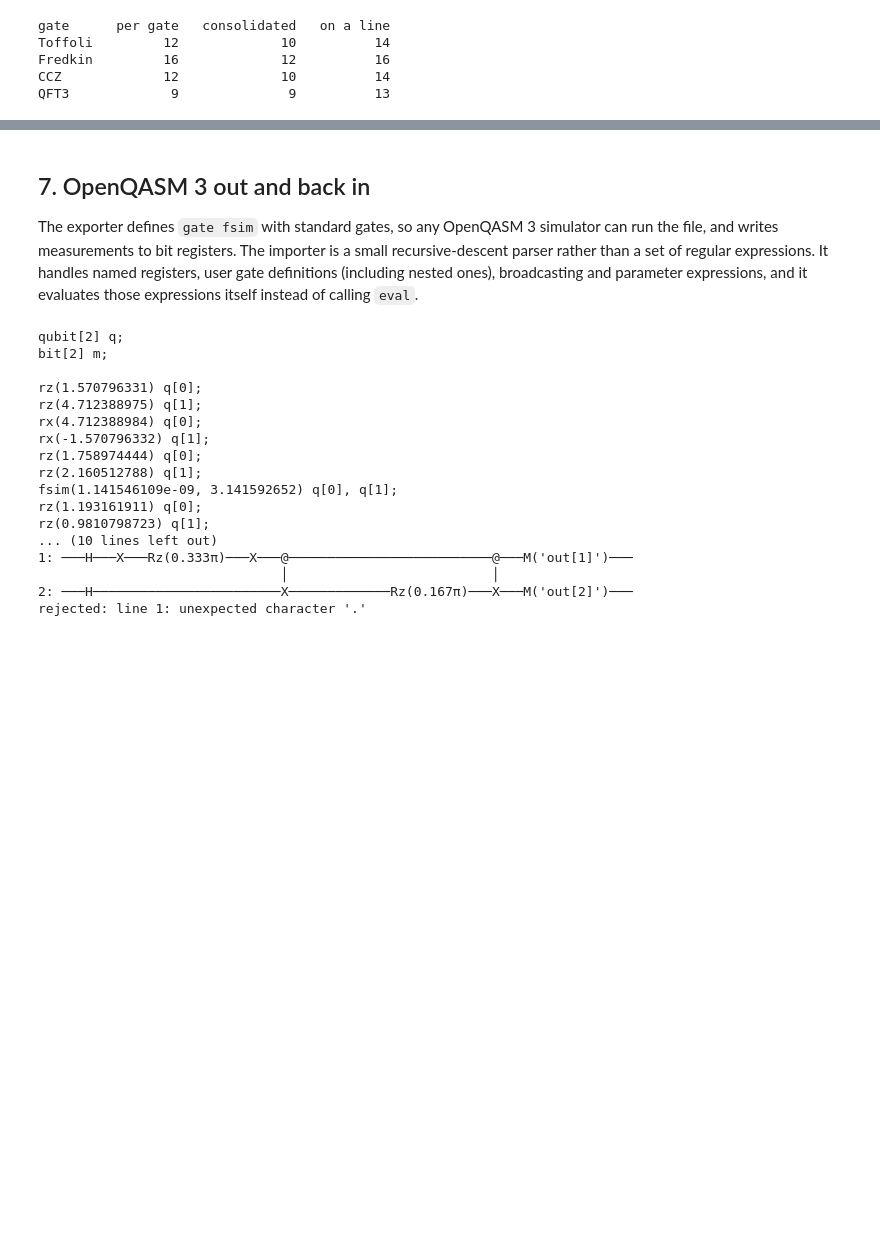
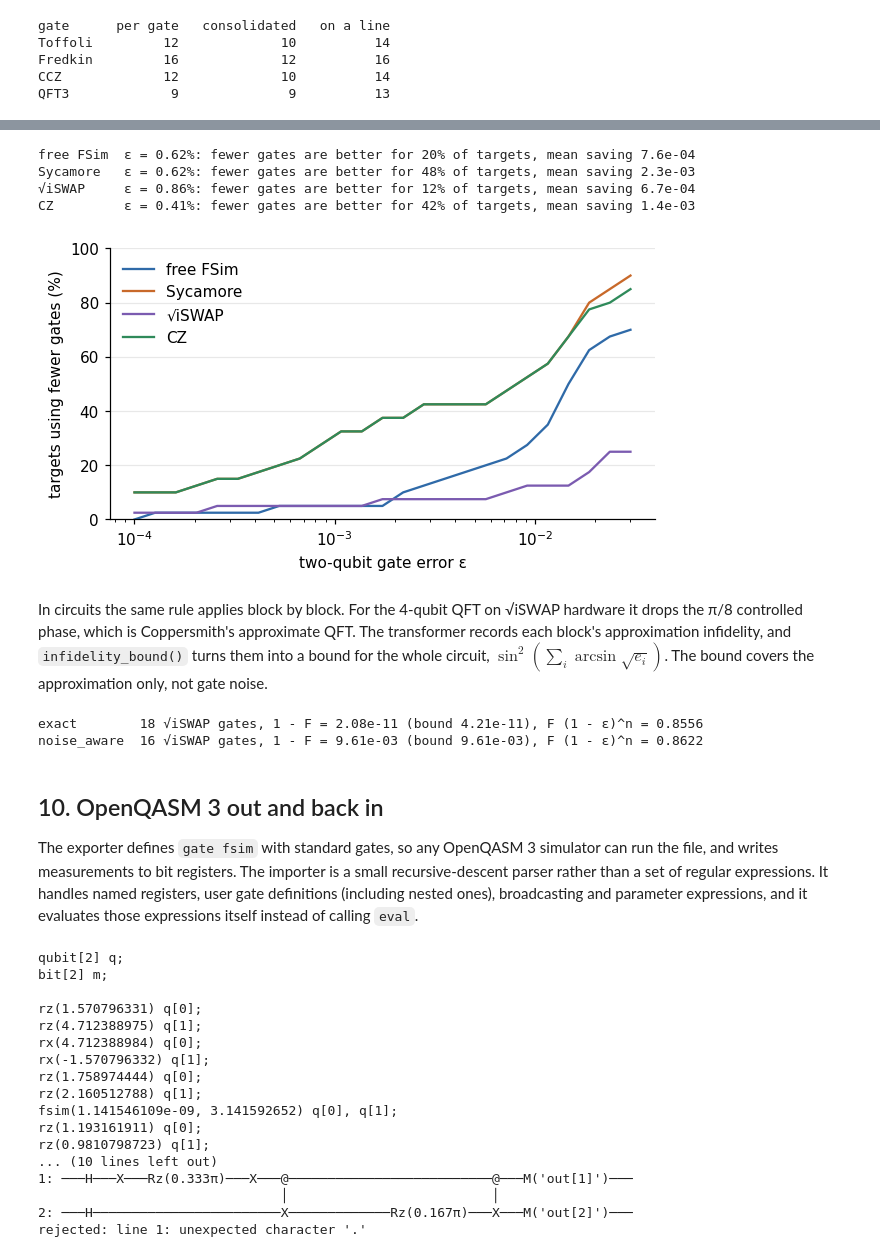
Before and after one commit to Jaspersands/cirq-fsim-compiler, a Jupyter notebook: notebooks/03_sycamore_riemannian_fsim_compiler.ipynb, the cells around one changed output, grey strips where cells are left out. Cells and saved outputs as stored; diff of their text form; code cells hidden in the pictures; blank space fills up the shorter version.

```diff
--- a/notebooks/03_sycamore_riemannian_fsim_compiler.ipynb
+++ b/notebooks/03_sycamore_riemannian_fsim_compiler.ipynb
@@ -70,8 +75,10 @@ On hardware the coupler provides *one* gate. Freezing $(\theta,\varphi)$ to the
 # %%
-for cal_name, cal in [("Sycamore FSim(π/2, π/6)", CouplerCalibration.sycamore()), ("√iSWAP FSim(π/4, 0)", CouplerCalibration.sqrt_iswap())]:
+print("FSim(0, π) == cirq.CZ:", np.allclose(fsim_matrix_np(*CouplerCalibration.cz().angles), cirq.unitary(cirq.CZ)))
+for cal_name, cal in [("Sycamore FSim(π/2, π/6)", CouplerCalibration.sycamore()), ("√iSWAP FSim(π/4, 0)", CouplerCalibration.sqrt_iswap()),
+                      ("CZ FSim(0, π)", CouplerCalibration.cz())]:
     print(cal_name)
     for name, g in list(gates.items()) + [("random U(4)", None)]:
         u = haar_random_unitary(4, seed=7) if g is None else cirq.unitary(g)
         r = synth.decompose(u, n_restarts=6, max_iter=300, calibration=cal)
-        print(f"   {name:12s} → {r.n_stages} native gate(s), 1-F = {r.infidelity:.1e}")
+        print(f"   {name:12s} {r.n_stages} native gate(s), 1-F = {r.infidelity:.1e}")
 # %% [output]
@@ -91,0 +134,11 @@ Sycamore FSim(π/2, π/6)
+# %%
+targets = [haar_random_unitary(4, seed=300 + k) for k in range(20)]
+for cal_name, cal in [("free FSim", None), ("Sycamore", CouplerCalibration.sycamore()), ("CZ", CouplerCalibration.cz())]:
+    times = {}
+    for prune in (True, False):
+        syn = DifferentiableFSimSynthesizer(target_infidelity=1e-9, seed=0, weyl_pruning=prune)
+        syn.decompose(targets[0], calibration=cal)                      # JIT warm-up
+        t0 = time.perf_counter(); res = [syn.decompose(u, calibration=cal) for u in targets]
+        times[prune] = (time.perf_counter() - t0) / len(targets)
+        assert all(r.infidelity < 1e-8 for r in res)
+    print(f"{cal_name:10s} {1e3 * times[False]:6.1f} ms without pruning, {1e3 * times[True]:6.1f} ms with, {times[False] / times[True]:.1f}x")
@@ -91,0 +149,12 @@ Sycamore FSim(π/2, π/6)
+# %%
+# two Sycamore gates with any single-qubit layer between them stay on the z = 0 face
+rng = np.random.default_rng(0)
+zs = []
+for _ in range(500):
+    k = np.kron(haar_random_unitary(2, seed=int(rng.integers(1 << 30))), haar_random_unitary(2, seed=int(rng.integers(1 << 30))))
+    zs.append(abs(weyl_coordinates(fsim_matrix_np(*syc) @ k @ fsim_matrix_np(*syc))[2]))
+print("max |z| over 500 samples:", f"{max(zs):.1e}")
+# best fidelity with one native gate, in closed form and by optimisation
+u = haar_random_unitary(4, seed=3)
+one = DifferentiableFSimSynthesizer(seed=0)._optimize_stage(u, 1, 8, 400, fixed=[syc])
+print(f"one Sycamore gate: closed form F = {class_fidelity(u, fsim_matrix_np(*syc)):.12f}, optimiser F = {one.fidelity:.12f}")
@@ -175,5 +307,42 @@ QFT3             9              9          13
+# %%
+haar = [haar_random_unitary(4, seed=2026 + k) for k in range(40)]
+eps_grid = np.geomspace(1e-4, 3e-2, 25)
+colors = {"free": "#2f6aa8", "sycamore": "#c8692a", "sqrt_iswap": "#7b5bb0", "cz": "#2f8a5a"}
+fig, ax = plt.subplots(figsize=(6.4, 3.2))
+for gs in C.GATE_SETS:
+    syn = DifferentiableFSimSynthesizer(target_infidelity=1e-9, seed=0)
+    profiles = [C.approximation_profile(u, gs, syn) for u in haar]
+    sw = C.noise_aware_sweep(profiles, eps_grid)
+    at = C.noise_aware_sweep(profiles, [C.GATE_ERRORS[gs]])
+    print(f"{C.LABELS[gs]:10s} ε = {100 * C.GATE_ERRORS[gs]:.2f}%: fewer gates are better for {100 * at['fraction_fewer'][0]:.0f}% of targets, "
+          f"mean saving {at['mean_saved'][0]:.1e}")
+    ax.plot(eps_grid, 100 * np.array(sw["fraction_fewer"]), color=colors[gs], label=C.LABELS[gs])
+ax.set_xscale("log"); ax.set_xlabel("two-qubit gate error ε"); ax.set_ylabel("targets using fewer gates (%)")
+ax.set_ylim(0, 100); ax.legend(); plt.show()
+# %% [output]
+free FSim  ε = 0.62%: fewer gates are better for 20% of targets, mean saving 7.6e-04
+Sycamore   ε = 0.62%: fewer gates are better for 48% of targets, mean saving 2.3e-03
+√iSWAP     ε = 0.86%: fewer gates are better for 12% of targets, mean saving 6.7e-04
+CZ         ε = 0.41%: fewer gates are better for 42% of targets, mean saving 1.4e-03
+[figure, added]
+# %% [markdown]
+In circuits the same rule applies block by block. For the 4-qubit QFT on √iSWAP hardware it drops the π/8 controlled phase, which is Coppersmith's approximate QFT. The transformer records each block's approximation infidelity, and `infidelity_bound()` turns them into a bound for the whole circuit, $\sin^2(\sum_i \arcsin\sqrt{e_i})$. The bound covers the approximation only, not gate noise.
+# %%
+from cirq_fsim_compiler.cirq_transformer import FSimDecomposerTransformer
+q4 = cirq.LineQubit.range(4)
+qft4 = C.qft_circuit(q4)
+for mode in ("exact", "noise_aware"):
+    tr = FSimDecomposerTransformer(target_infidelity=1e-9, calibration=CouplerCalibration.sqrt_iswap(), approximation=mode)
+    out = tr.optimize_circuit(qft4)
+    n2 = sum(len(op.qubits) == 2 for op in out.all_operations())
+    F = fid(cirq.unitary(out), cirq.unitary(qft4))
+    print(f"{mode:12s} {n2} √iSWAP gates, 1 - F = {1 - F:.2e} (bound {tr.infidelity_bound():.2e}), "
+          f"F (1 - ε)^n = {F * (1 - C.GATE_ERRORS['sqrt_iswap']) ** n2:.4f}")
+# %% [output]
+exact        18 √iSWAP gates, 1 - F = 2.08e-11 (bound 4.21e-11), F (1 - ε)^n = 0.8556
+noise_aware  16 √iSWAP gates, 1 - F = 9.61e-03 (bound 9.61e-03), F (1 - ε)^n = 0.8622
 # %% [markdown]
-## 7. OpenQASM 3 out and back in
+## 10. OpenQASM 3 out and back in
 
 The exporter defines `gate fsim` with standard gates, so any OpenQASM 3 simulator can run the file, and writes measurements to bit registers. The importer is a small recursive-descent parser rather than a set of regular expressions. It handles named registers, user gate definitions (including nested ones), broadcasting and parameter expressions, and it evaluates those expressions itself instead of calling `eval`.
 # %%
```
Also changed, not shown: parts of 20 cells of this notebook, 31 other files.
